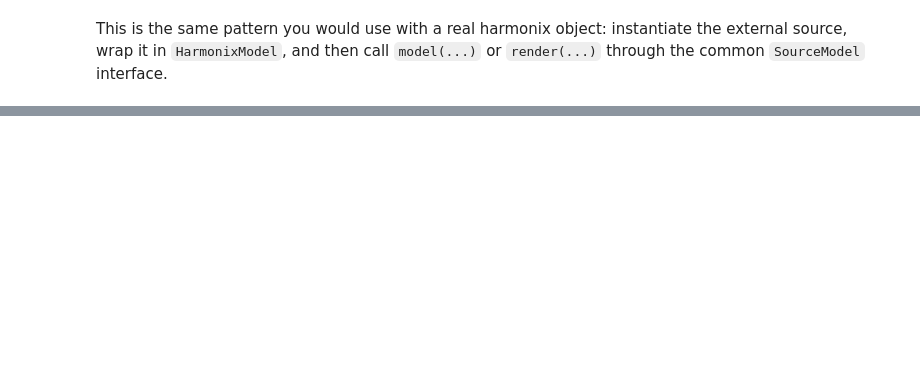
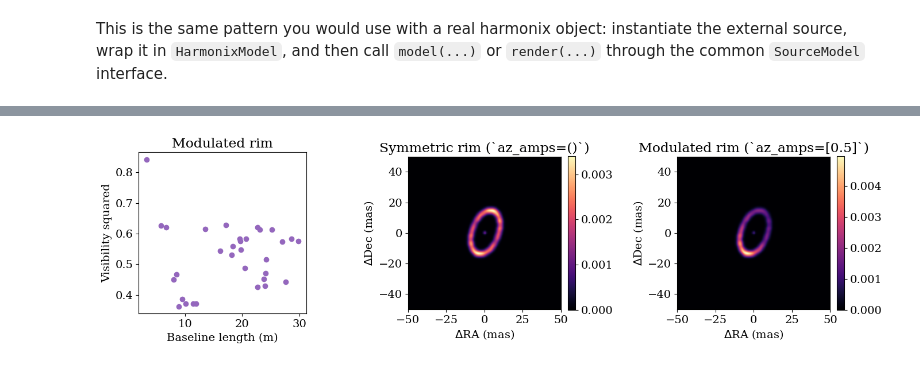
Before and after one commit to benjaminpope/drpangloss, a Jupyter notebook: notebooks/source_models.ipynb, the cells around one changed output, grey strips where cells are left out. Saved outputs shown, nothing was run; the diff lists cells and outputs as text; code cells hidden in the pictures; blank space fills up the shorter version.

```diff
--- a/notebooks/source_models.ipynb
+++ b/notebooks/source_models.ipynb
@@ -200,0 +299,41 @@ This is the same pattern you would use with a real harmonix object: instantiate
+# %%
+image_rim_symmetric = np.asarray(
+    rim_symmetric.render(npix=128, fov_mas=100.0)
+)
+image_rim_modulated = np.asarray(
+    rim_modulated.render(npix=128, fov_mas=100.0)
+)
+
+fig, axes = plt.subplots(1, 3, figsize=(14, 4))
+
+axes[0].scatter(baseline, np.asarray(vis_rim), color="tab:purple")
+axes[0].set_xlabel("Baseline length (m)")
+axes[0].set_ylabel("Visibility squared")
+axes[0].set_title("Modulated rim")
+
+im1 = axes[1].imshow(
+    image_rim_symmetric,
+    origin="lower",
+    extent=[-50.0, 50.0, -50.0, 50.0],
+    cmap="magma",
+)
+axes[1].set_xlabel(r"$\Delta$RA (mas)")
+axes[1].set_ylabel(r"$\Delta$Dec (mas)")
+axes[1].set_title("Symmetric rim (`az_amps=()`)")
+fig.colorbar(im1, ax=axes[1], fraction=0.046, pad=0.04)
+
+im2 = axes[2].imshow(
+    image_rim_modulated,
+    origin="lower",
+    extent=[-50.0, 50.0, -50.0, 50.0],
+    cmap="magma",
+)
+axes[2].set_xlabel(r"$\Delta$RA (mas)")
+axes[2].set_ylabel(r"$\Delta$Dec (mas)")
+axes[2].set_title("Modulated rim (`az_amps=[0.5]`)")
+fig.colorbar(im2, ax=axes[2], fraction=0.046, pad=0.04)
+
+plt.tight_layout()
+plt.show()
+# %% [output]
+[figure, added]
```
Also changed, not shown: parts of 12 cells of this notebook, 5 other files.
